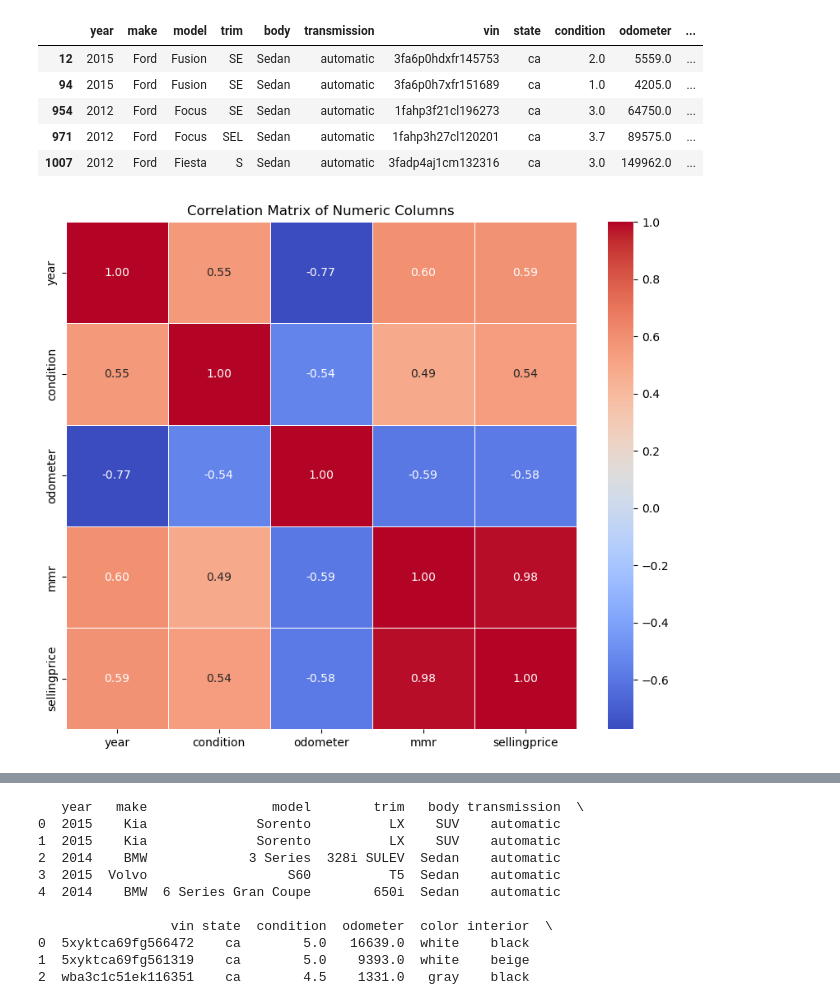
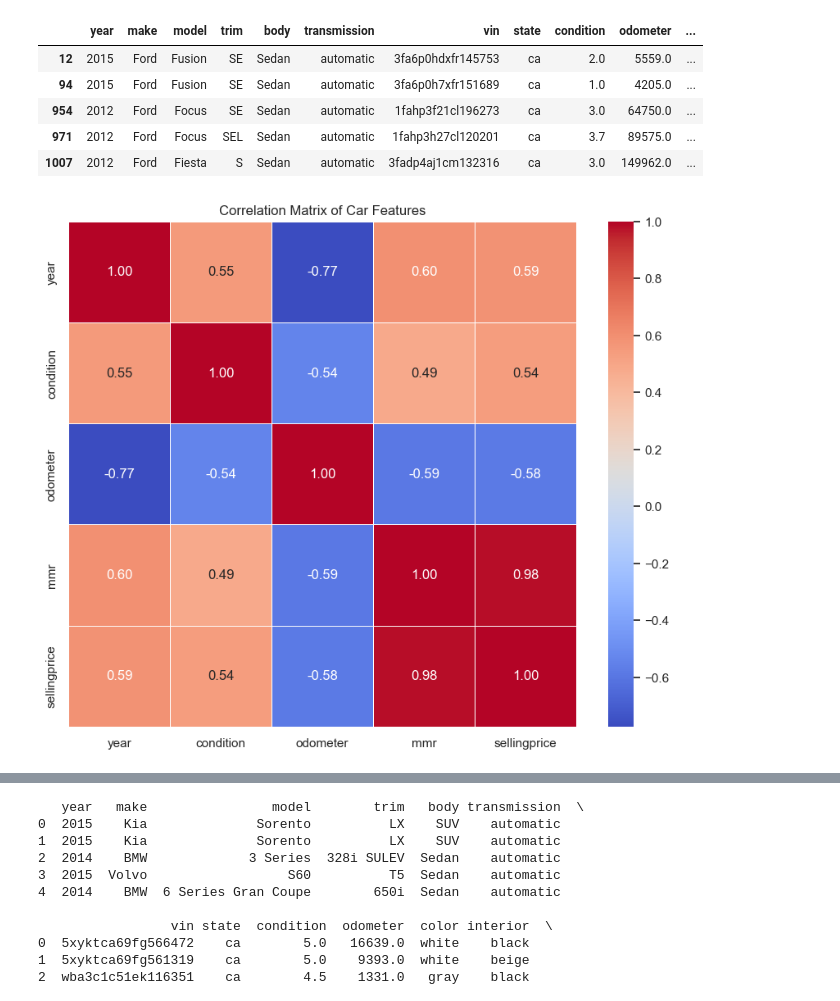
Before and after one commit to PicassoEEA/carAuctionAnalysis, a Jupyter notebook: solution.ipynb, the cells around one changed output, grey strips where cells are left out. Drawn from its saved outputs; the diff is of its cells as text; code cells hidden in the pictures.

```diff
--- a/solution.ipynb
+++ b/solution.ipynb
@@ -287,15 +287,15 @@ ford_sedans.head()
 # %%
 import pandas as pd
 import matplotlib.pyplot as plt
 import seaborn as sns
 import numpy as np
 
 df = pd.read_csv('car_prices_corrected.csv', on_bad_lines='warn')
 numeric_df = df.select_dtypes(include=[np.number])
 corr_matrix = numeric_df.corr()
 plt.figure(figsize=(10, 8))
 sns.heatmap(corr_matrix, annot=True, cmap='coolwarm', fmt='.2f', linewidths=0.5)
-plt.title('Correlation Matrix of Numeric Columns')
+plt.title('Correlation Matrix of Car Features')
 plt.show()
 # %% [output]
-[figure, old version]
+[figure, new version]
```
Also changed, not shown: parts of 1 cell of this notebook.
